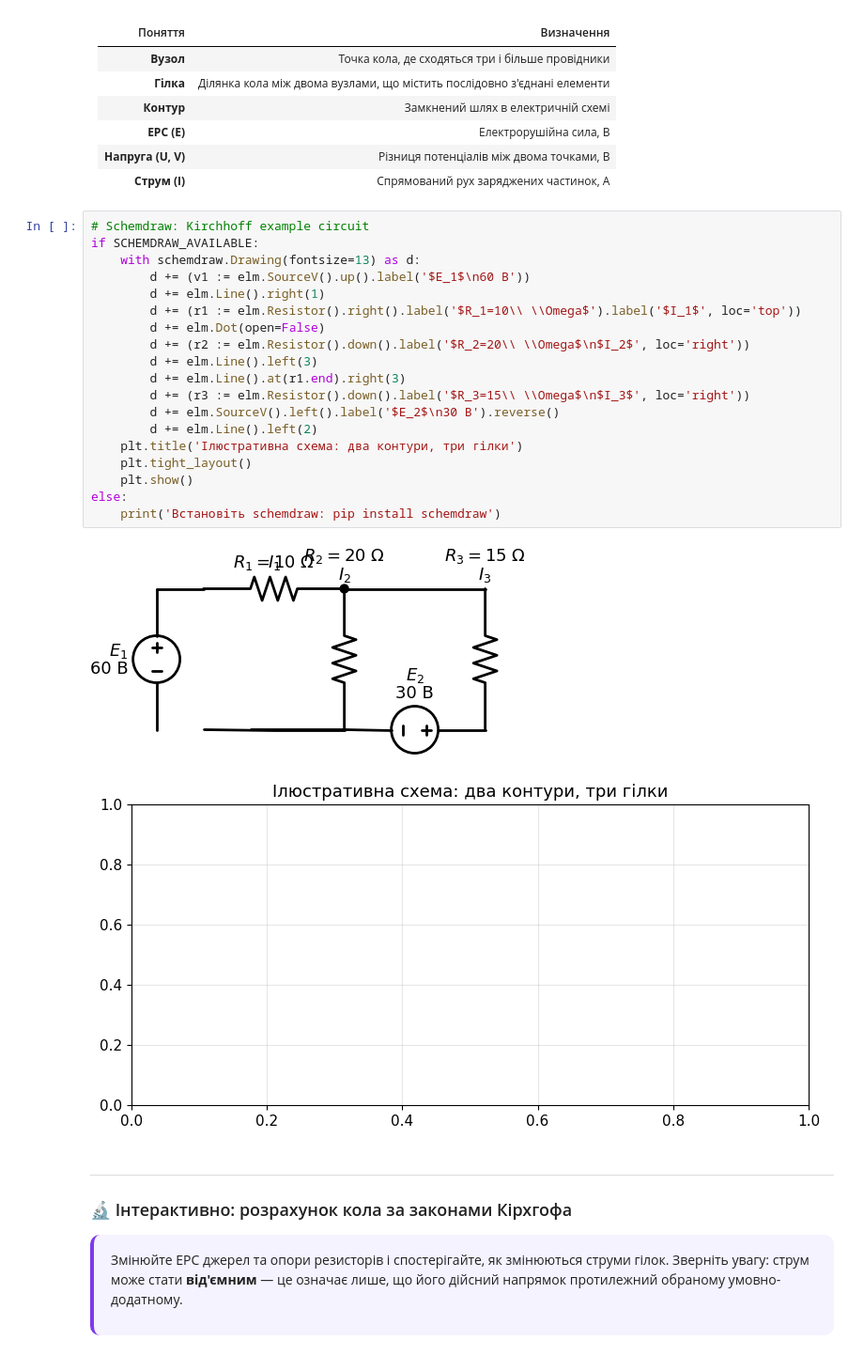
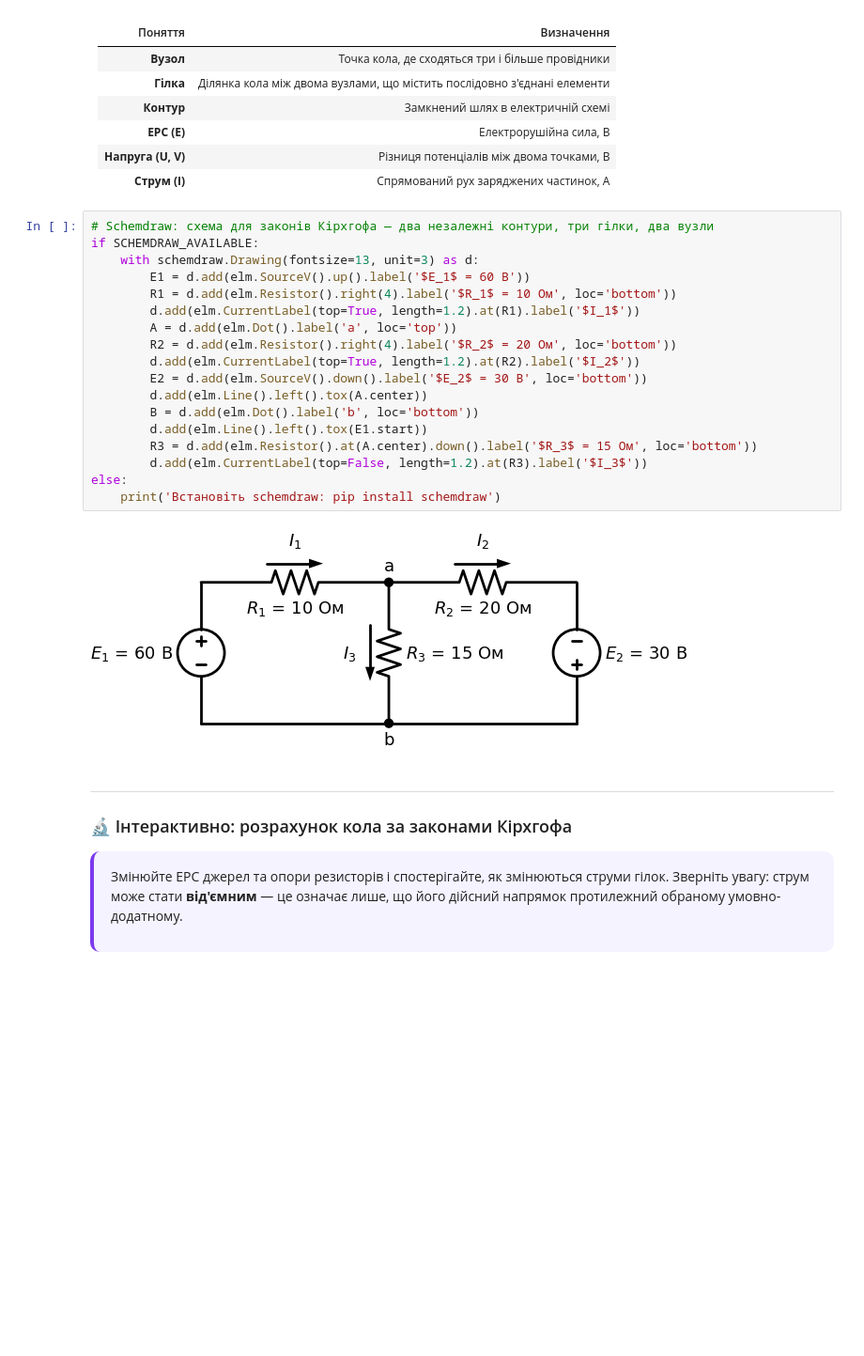
Before and after one commit to vim4all/Lectures_Basics_of_radio_electronics_in_Ukrainian, a Jupyter notebook: Основи радіотехніки_1_частина.ipynb, the cells around one changed output. Shown at 94% size. Cells and saved outputs as stored; diff of their text form; blank space fills up the shorter version.

```diff
--- a/Основи радіотехніки_1_частина.ipynb
+++ b/Основи радіотехніки_1_частина.ipynb
@@ -590,27 +592,25 @@ interactive(children=(FloatSlider(value=120.0, description='E (В)', max=220.0,
 | **Напруга (U, V)** | Різниця потенціалів між двома точками, В |
 | **Струм (I)** | Спрямований рух заряджених частинок, А |
 # %%
-# Schemdraw: Kirchhoff example circuit
+# Schemdraw: схема для законів Кірхгофа — два незалежні контури, три гілки, два вузли
 if SCHEMDRAW_AVAILABLE:
-    with schemdraw.Drawing(fontsize=13) as d:
-        d += (v1 := elm.SourceV().up().label('$E_1$\n60 В'))
-        d += elm.Line().right(1)
-        d += (r1 := elm.Resistor().right().label('$R_1=10\\ \\Omega$').label('$I_1$', loc='top'))
-        d += elm.Dot(open=False)
-        d += (r2 := elm.Resistor().down().label('$R_2=20\\ \\Omega$\n$I_2$', loc='right'))
-        d += elm.Line().left(3)
-        d += elm.Line().at(r1.end).right(3)
-        d += (r3 := elm.Resistor().down().label('$R_3=15\\ \\Omega$\n$I_3$', loc='right'))
-        d += elm.SourceV().left().label('$E_2$\n30 В').reverse()
-        d += elm.Line().left(2)
-    plt.title('Ілюстративна схема: два контури, три гілки')
-    plt.tight_layout()
-    plt.show()
+    with schemdraw.Drawing(fontsize=13, unit=3) as d:
+        E1 = d.add(elm.SourceV().up().label('$E_1$ = 60 В'))
+        R1 = d.add(elm.Resistor().right(4).label('$R_1$ = 10 Ом', loc='bottom'))
+        d.add(elm.CurrentLabel(top=True, length=1.2).at(R1).label('$I_1$'))
+        A = d.add(elm.Dot().label('a', loc='top'))
+        R2 = d.add(elm.Resistor().right(4).label('$R_2$ = 20 Ом', loc='bottom'))
+        d.add(elm.CurrentLabel(top=True, length=1.2).at(R2).label('$I_2$'))
+        E2 = d.add(elm.SourceV().down().label('$E_2$ = 30 В', loc='bottom'))
+        d.add(elm.Line().left().tox(A.center))
+        B = d.add(elm.Dot().label('b', loc='bottom'))
+        d.add(elm.Line().left().tox(E1.start))
+        R3 = d.add(elm.Resistor().at(A.center).down().label('$R_3$ = 15 Ом', loc='bottom'))
+        d.add(elm.CurrentLabel(top=False, length=1.2).at(R3).label('$I_3$'))
 else:
     print('Встановіть schemdraw: pip install schemdraw')
 # %% [output]
-[figure, old version]
+[figure, new version]
-[figure, removed]
 # %% [markdown]
 ---
 ### 🔬 Інтерактивно: розрахунок кола за законами Кірхгофа <a class="anchor" id="kirchhoff-interactive"></a>
```
Also changed, not shown: parts of 5 cells of this notebook, 1 other file.
